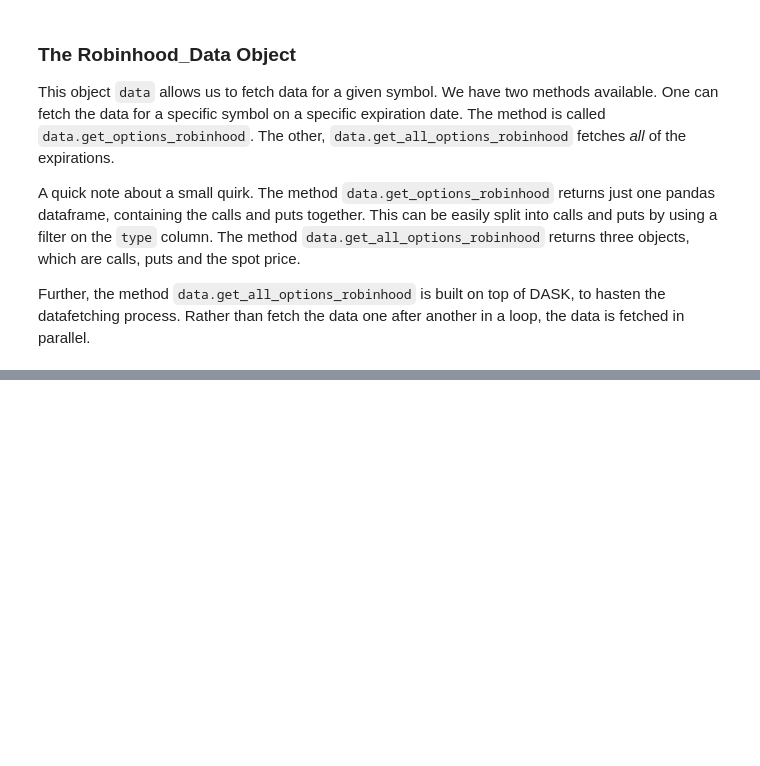
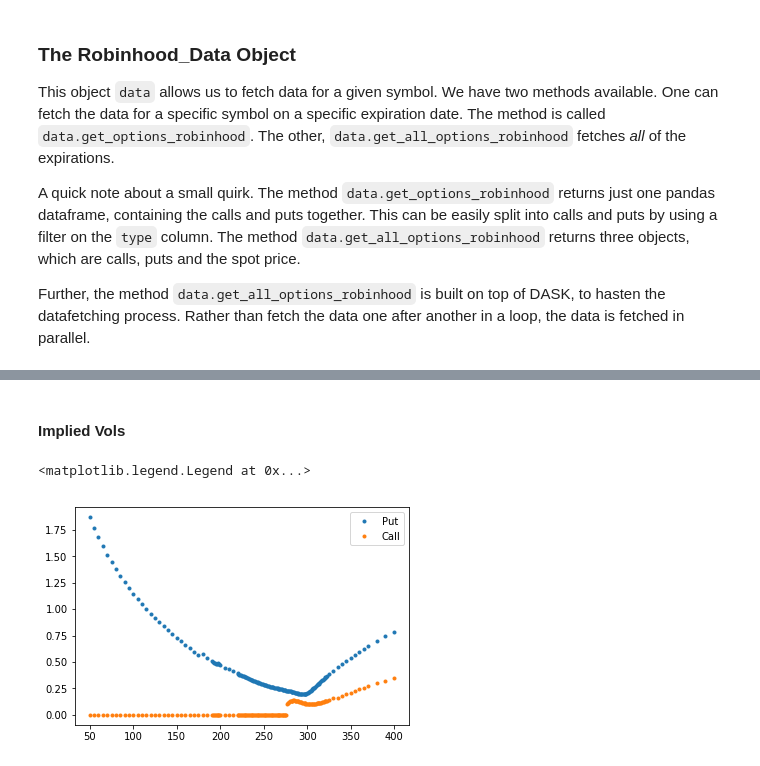
Before and after one commit to thaversang/Fat-Tailed-Option-Model, a Jupyter notebook: Tutorial.ipynb, the cells around one changed output, grey strips where cells are left out. Drawn from its saved outputs; the diff is of its cells as text; code cells hidden in the pictures; blank space fills up the shorter version.

```diff
--- a/Tutorial.ipynb
+++ b/Tutorial.ipynb
@@ -142,0 +58,9 @@ normal_prices.plot()
+# %% [markdown]
+#### Implied Vols
+# %%
+plt.plot(put_df.strike_price,put_df.implied_volatility,'.')
+plt.plot(call_df.strike_price,call_df.implied_volatility,'.')
+plt.legend(['Put','Call'])
+# %% [output]
+<matplotlib.legend.Legend at 0x...>
+[figure, added]
```
Also changed, not shown: parts of 35 cells of this notebook.
